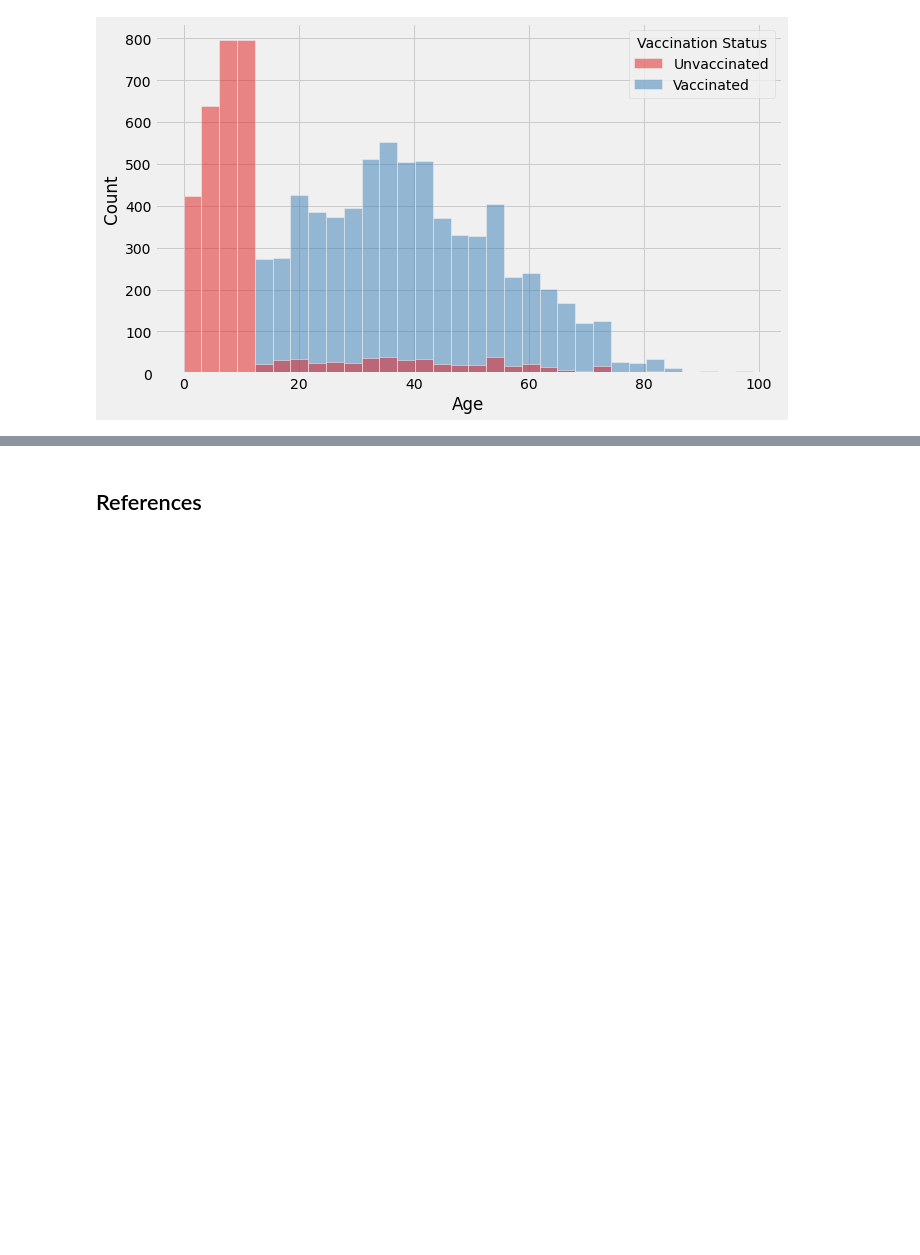
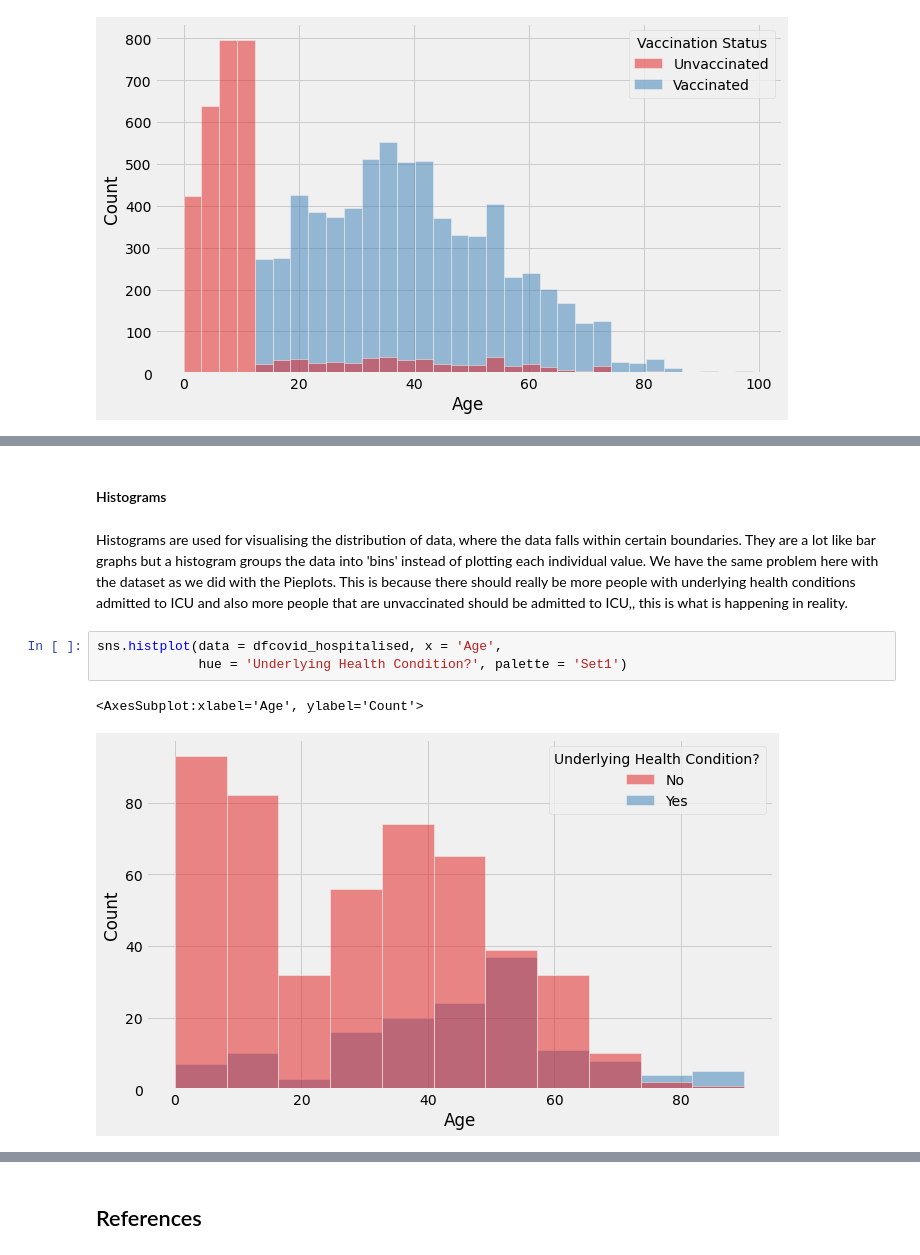
Before and after one commit to Cormac88/PDA_Project_Covid-19, a Jupyter notebook: simulated_covid_data.ipynb, the cells around one changed output, grey strips where cells are left out. Cells and saved outputs as stored; diff of their text form; blank space fills up the shorter version.

```diff
--- a/simulated_covid_data.ipynb
+++ b/simulated_covid_data.ipynb
@@ -842,0 +979,10 @@ sns.countplot(x = 'Age Group', data = dfcovid_icu, lw=4, ec='black', hatch='/',
+# %% [markdown]
+#### Histograms
+# %% [markdown]
+Histograms are used for visualising the distribution of data, where the data falls within certain boundaries. They are a lot like bar graphs but a histogram groups the data into 'bins' instead of plotting each individual value. We have the same problem here with the dataset as we did with the Pieplots. This is because there should really be more people with underlying health conditions admitted to ICU and also more people that are unvaccinated should be admitted to ICU,, this is what is happening in reality.
+# %%
+sns.histplot(data = dfcovid_hospitalised, x = 'Age',
+             hue = 'Underlying Health Condition?', palette = 'Set1')
+# %% [output]
+<AxesSubplot:xlabel='Age', ylabel='Count'>
+[figure, added]
```
Also changed, not shown: parts of 87 cells of this notebook, 5 other files.
